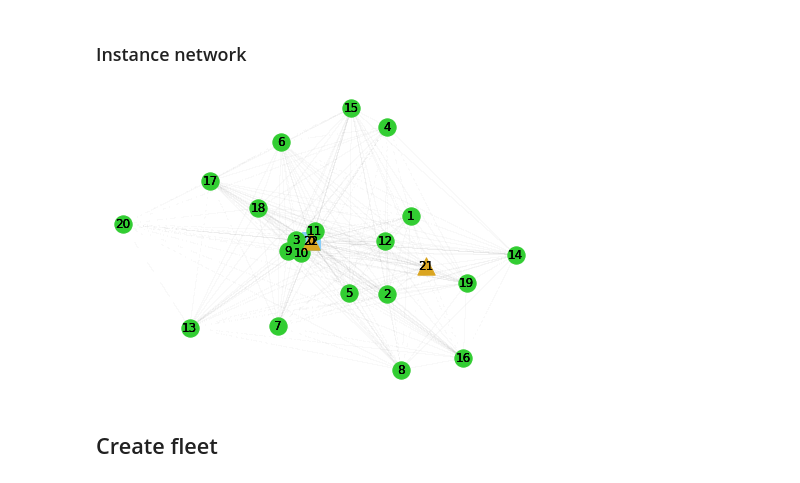
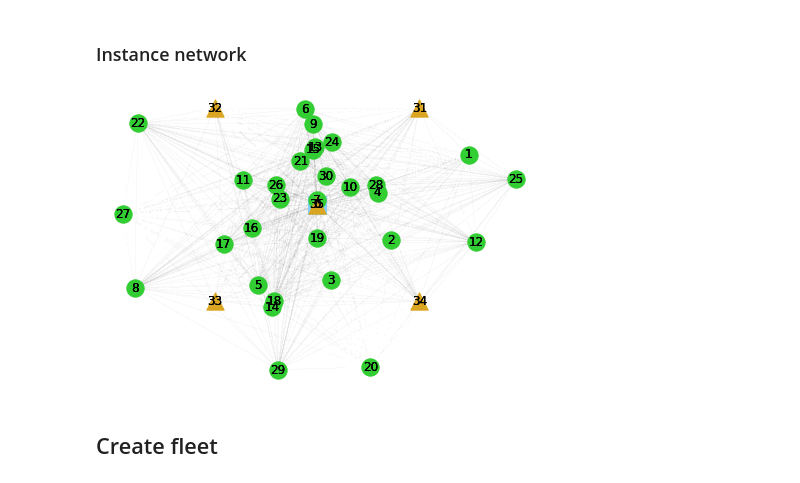
Before and after one commit to jpfutalef/DynamicStochasticElectricVRP, a Jupyter notebook: notebooks/instanceCreatorUtility.ipynb, the cells around one changed output. Drawn from its saved outputs; the diff is of its cells as text; code cells hidden in the pictures.

```diff
--- a/notebooks/instanceCreatorUtility.ipynb
+++ b/notebooks/instanceCreatorUtility.ipynb
@@ -168,15 +168,16 @@ fig.tight_layout()
 # %% [markdown]
 ### Network params
 # %%
-n_customers = 20
-n_charg_sta = 2
+n_customers = 30
+n_charg_sta = 5
 #minx, maxx = -20000, 20000 # m
 #miny, maxy = -20000, 20000 # m
-max_radius = 15000 # m
-minreq, maxreq = 10, 100 # kg
-mintime, maxtime = 60*8, 60*15 # s
-mintw_low, maxtw_low = 9*60*60, 16*60*60 # s
-mintw_width, maxtw_width = 2*60*60, 4*60*60 # s
+min_radius, max_radius = 500, 25000 # m
+min_theta, max_theta = 0, 2 * np.pi
+minreq, maxreq = 1, 10 # kg
+mintime, maxtime = 60*5, 60*18 # s
+mintw_low, maxtw_low = 8*60*60, 13*60*60 # s
+mintw_width, maxtw_width = 2*60*60, 5*60*60 # s
 cs_capacity = 2
 
 # CS technologies
@@ -186,6 +187,8 @@ tech3 = {0.0: 0.0, 18.6*60: 85.0, 23.4*60: 95.0, 30.6*60: 100.0}  # fast
 tech_list = [tech1, tech2, tech3]
 tech_price = [70., 70.*1.5, 70.*2.5]
 tech_name = ["Slow", "Normal", "Fast"]
+cs_pos = [(max_radius/2, max_radius/2), (-max_radius/2, max_radius/2), (-max_radius/2, -max_radius/2),
+          (max_radius/2, -max_radius/2)]
 
 # Plot charging functions
 fig, ax = plt.subplots(figsize=(fig_width, fig_height/3))
@@ -212,8 +215,8 @@ nodes = {}
 edges = {}
 
 for i in range(1 + n_customers + n_charg_sta):
-    r = np.random.uniform(0, max_radius)
-    theta = np.random.uniform(0, 2*np.pi)
+    r = np.random.uniform(min_radius, max_radius)
+    theta = np.random.uniform(min_theta, max_theta)
     #cx = float('{:.2f}'.format(np.random.uniform(minx, maxx)))
     #cy = float('{:.2f}'.format(np.random.uniform(miny, maxy)))
     cx = float('{:.2f}'.format(r*np.cos(theta)))
@@ -233,49 +236,50 @@ for i in range(1 + n_customers + n_charg_sta):
 
     # Charging Stations
     elif 1 <= i < n_customers + n_charg_sta:
-        j = np.random.randint(3)
+#         j = np.random.randint(3)
+        j = 1
+        cx, cy = cs_pos[i - (n_customers + n_charg_sta)]
         time_points, soc_points = tuple(tech_list[j].keys()), tuple(tech_list[j].values())
         node = Node.ChargingStationNode(i, pos_x=cx, pos_y=cy, capacity=cs_capacity, time_points=time_points,
                                         soc_points=soc_points, technology=j + 1, technology_name=tech_name[j],
                                         price=tech_price[j])
     # Charging station at depot
     else:
-        j = np.random.randint(3)
+#         j = np.random.randint(3)
+        j = 1
         time_points, soc_points = tuple(tech_list[j].keys()), tuple(tech_list[j].values())
         node = Node.ChargingStationNode(i, pos_x=0., pos_y=0., capacity=cs_capacity, time_points=time_points,
                                         soc_points=soc_points, technology=j + 1, technology_name=tech_name[j],
                                         price=tech_price[j])
 
     nodes[i] = node
 
 # Edges
 for i in range(1 + n_customers + n_charg_sta):
     edges[i] = {}
     for j in range(1 + n_customers + n_charg_sta):
         a, b = nodes[i], nodes[j]
         dist = np.sqrt((a.pos_x-b.pos_x)**2 + (a.pos_y-b.pos_y)**2)
         if dist:
             v_index = np.random.randint(0, v_mean_matrix.shape[0])
             v_mean = v_mean_matrix[v_index, :]
             v_std = v_std_matrix[v_index, :]
         else:
             v_mean = np.zeros_like(v_mean_matrix[0, :])
             v_std = np.zeros_like(v_mean_matrix[0, :])
         length_profile = np.array([dist])
         inclination_profile = np.array([0])
 
         edge = Edge.GaussianEdge(i, j, dist, 1800, v_mean, length_profile, inclination_profile, velocity_deviation=v_std)
 
         edges[i][j] = edge
 
 # Instance network
-network = Network.DeterministicCapacitatedNetwork(nodes, edges)
-network.draw(save_to=None, width=0.003, edge_color='grey')
+network_det = Network.DeterministicCapacitatedNetwork(nodes, edges)
+network_sto = Network.GaussianCapacitatedNetwork(nodes, edges)
+network_sto.draw(save_to=None, width=0.003, edge_color='grey')
 plt.show()
-
-#network.edges[0][10].plot_profile()
-#plt.show()
 # %% [output]
-[figure, old version]
+[figure, new version]
 # %%
 # Save network
```
Also changed, not shown: parts of 4 cells of this notebook, 13 other files.
